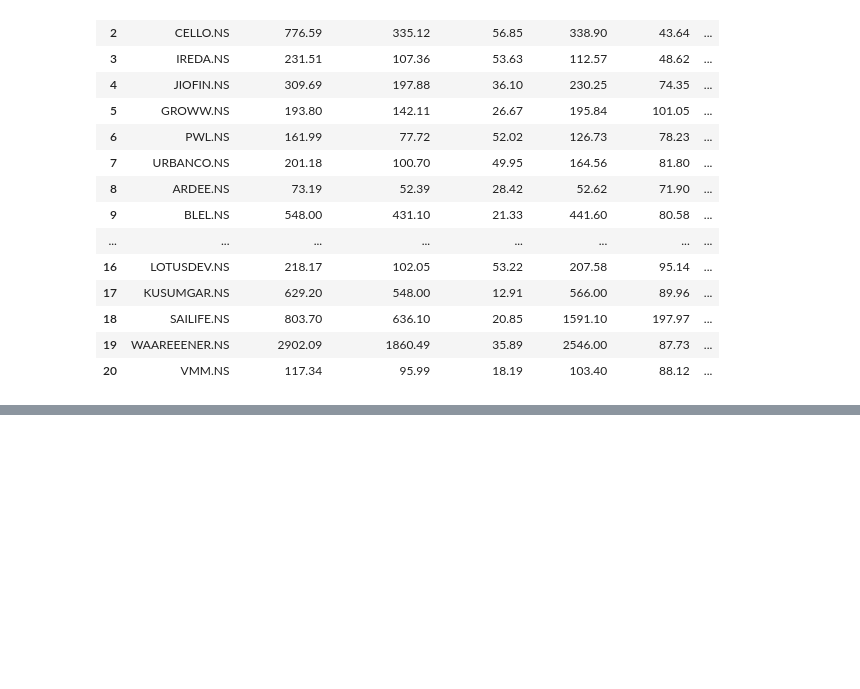
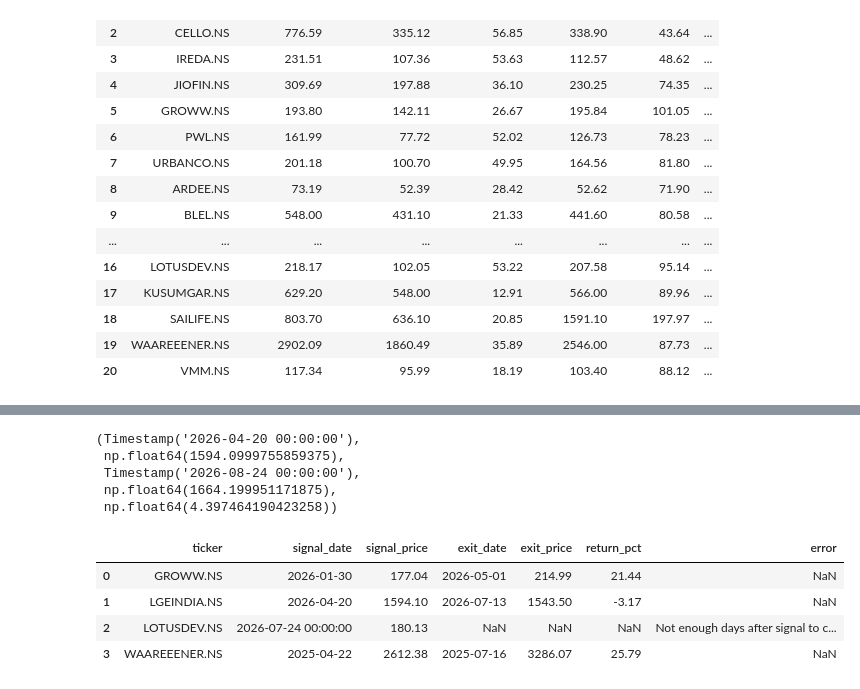
Before and after one commit to kartik-86/Equity-Signal, a Jupyter notebook: notebooks/01_explore_data.ipynb, the cells around one changed output, grey strips where cells are left out. Saved outputs shown, nothing was run; the diff lists cells and outputs as text; code cells hidden in the pictures; blank space fills up the shorter version.

Commit message:
feat: implement backtest_signal() with 60-day holding period, no look-ahead bias

```diff
--- a/notebooks/01_explore_data.ipynb
+++ b/notebooks/01_explore_data.ipynb
@@ -215,0 +226,19 @@ signal_df.to_csv("../data/ipo_signals.csv", index=False)
+# %%
+signal_date = None
+
+for i in range(reference_days, len(data)):
+    # Only look at data UP TO today (day i) — nothing after
+    data_so_far = data.iloc[:i+1]
+
+    lowest_so_far = data_so_far["Low"].iloc[reference_days:].min()
+    drawdown_so_far = (ref_high - lowest_so_far) / ref_high * 100
+
+    price_today = data_so_far["Close"].iloc[-1]
+    retracement_so_far = (price_today - lowest_so_far) / (ref_high - lowest_so_far) * 100
+
+    if drawdown_so_far >= 15 and 65 <= retracement_so_far <= 110:
+        signal_date = data_so_far.index[-1]
+        signal_price = price_today
+        break
+
+signal_date, signal_price
@@ -215,0 +247,25 @@ signal_df.to_csv("../data/ipo_signals.csv", index=False)
+# %%
+holding_period = 90  # trading days after signal
+
+# Find the position of the signal date in the data
+signal_position = data.index.get_loc(signal_date)
+
+# Get the price 30 trading days later
+exit_position = signal_position + holding_period
+
+if exit_position < len(data):
+    exit_price = data["Close"].iloc[exit_position]
+    exit_date = data.index[exit_position]
+    return_pct = (exit_price - signal_price) / signal_price * 100
+else:
+    exit_price = None
+    exit_date = None
+    return_pct = None
+
+signal_date, signal_price, exit_date, exit_price, return_pct
+# %% [output]
+(Timestamp('2026-04-20 00:00:00'),
+ np.float64(1594.0999755859375),
+ Timestamp('2026-08-24 00:00:00'),
+ np.float64(1664.199951171875),
+ np.float64(4.397464190423258))
@@ -215,0 +321,12 @@ signal_df.to_csv("../data/ipo_signals.csv", index=False)
+# %%
+signaled_tickers = ["GROWW.NS", "LGEINDIA.NS", "LOTUSDEV.NS", "WAAREEENER.NS"]
+
+backtest_results = [backtest_signal(t) for t in signaled_tickers]
+backtest_df = pd.DataFrame(backtest_results)
+backtest_df
+# %% [output]
+|  | ticker | signal_date | signal_price | exit_date | exit_price | return_pct | error |
+| 0 | GROWW.NS | 2026-01-30 | 177.04 | 2026-05-01 | 214.99 | 21.44 | NaN |
+| 1 | LGEINDIA.NS | 2026-04-20 | 1594.10 | 2026-07-13 | 1543.50 | -3.17 | NaN |
+| 2 | LOTUSDEV.NS | 2026-07-24 00:00:00 | 180.13 | NaN | NaN | NaN | Not enough days after signal to c... |
+| 3 | WAAREEENER.NS | 2025-04-22 | 2612.38 | 2025-07-16 | 3286.07 | 25.79 | NaN |
```
Also changed, not shown: parts of 4 cells of this notebook, 1 other file.
